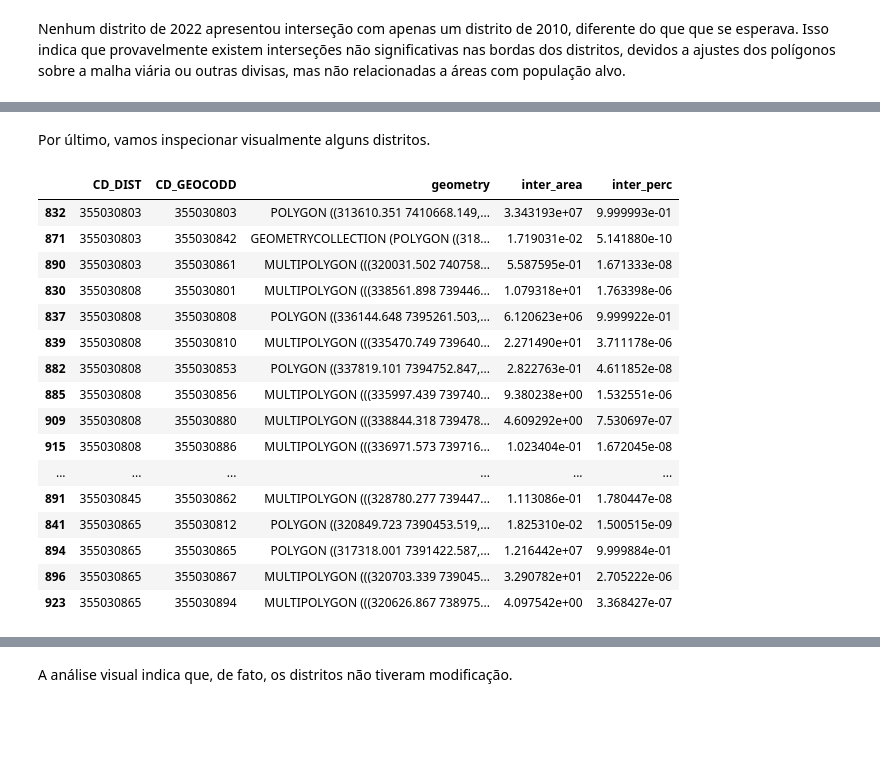
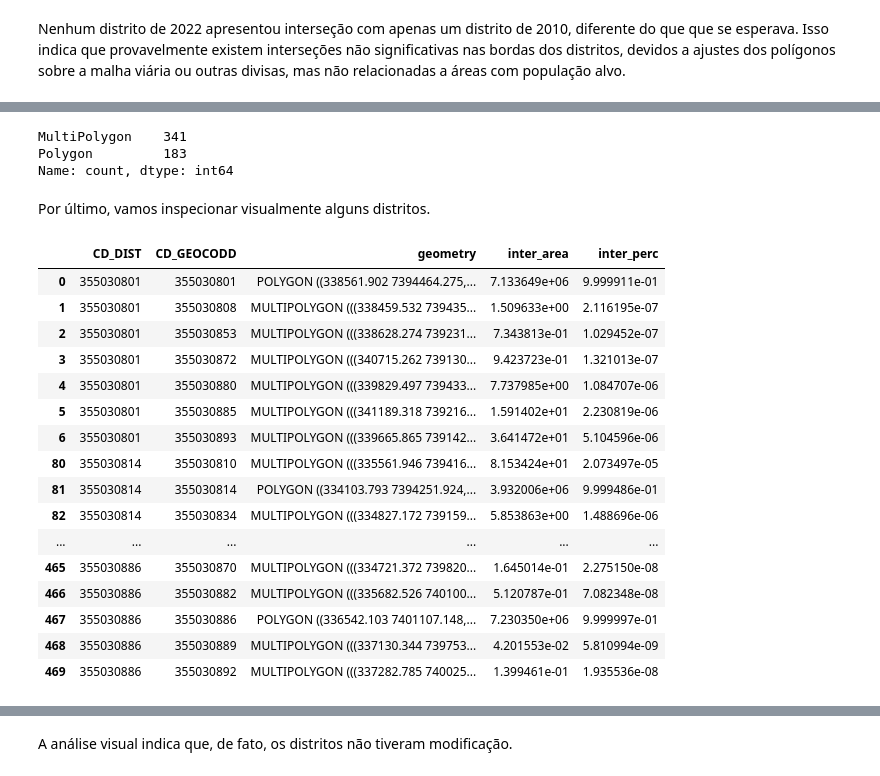
Before and after one commit to sepep-pmsp/compatibilizacao-setores-censitarios, a Jupyter notebook: 01 Compatibilização.ipynb, the cells around one changed output, grey strips where cells are left out. Saved outputs shown, nothing was run; the diff lists cells and outputs as text; code cells hidden in the pictures; blank space fills up the shorter version.

```diff
--- a/01 Compatibilização.ipynb
+++ b/01 Compatibilização.ipynb
@@ -414,7 +351,10 @@ prop(
 96 rows × 4 columns
 # %%
-prop_22 = distritos22.copy()
-prop_22 = prop_22.apply(lambda x: prop(x, distritos10[['CD_GEOCODD', 'geometry']], left_key_col='CD_DIST', right_key_col='CD_GEOCODD'), axis=1)
-prop_22 = pd.concat(prop_22.values)
-prop_22
+%%time
+simd_22_path = 'data/01_similarity_distritos.parquet'
+if exists(simd_22_path):
+    simd_22 = gpd.read_parquet(simd_22_path)
+else:
+    simd_22 = calc_similarity(distritos22, distritos10[['CD_GEOCODD', 'geometry']], left_key_col='CD_DIST', right_key_col='CD_GEOCODD')
+simd_22
 # %% [output]
@@ -476,0 +429,5 @@ Nenhum distrito de 2022 apresentou interseção com apenas um distrito de 2010,
+# %%
+simd_22 = simd_22.explode()
+simd_22 = simd_22[simd_22['geometry'].type=='Polygon']
+simd_22 = simd_22.dissolve(['CD_DIST', 'CD_GEOCODD']).reset_index()
+simd_22
@@ -477,27 +448,33 @@ Nenhum distrito de 2022 apresentou interseção com apenas um distrito de 2010,
+# %%
+simd_22['geometry'].type.value_counts()
+# %% [output]
+MultiPolygon    341
+Polygon         183
+Name: count, dtype: int64
 # %% [markdown]
 Por último, vamos inspecionar visualmente alguns distritos.
 # %%
 sample_id = distritos22['CD_DIST'].sample(5)
-sample = prop_22[prop_22['CD_DIST'].isin(sample_id)]
+sample = simd_22[simd_22['CD_DIST'].isin(sample_id)]
 sample
 # %% [output]
 |  | CD_DIST | CD_GEOCODD | geometry | inter_area | inter_perc |
-| 832 | 355030803 | 355030803 | POLYGON ((313610.351 7410668.149,... | 3.343193e+07 | 9.999993e-01 |
-| 871 | 355030803 | 355030842 | GEOMETRYCOLLECTION (POLYGON ((318... | 1.719031e-02 | 5.141880e-10 |
-| 890 | 355030803 | 355030861 | MULTIPOLYGON (((320031.502 740758... | 5.587595e-01 | 1.671333e-08 |
-| 830 | 355030808 | 355030801 | MULTIPOLYGON (((338561.898 739446... | 1.079318e+01 | 1.763398e-06 |
-| 837 | 355030808 | 355030808 | POLYGON ((336144.648 7395261.503,... | 6.120623e+06 | 9.999922e-01 |
-| 839 | 355030808 | 355030810 | MULTIPOLYGON (((335470.749 739640... | 2.271490e+01 | 3.711178e-06 |
-| 882 | 355030808 | 355030853 | POLYGON ((337819.101 7394752.847,... | 2.822763e-01 | 4.611852e-08 |
-| 885 | 355030808 | 355030856 | MULTIPOLYGON (((335997.439 739740... | 9.380238e+00 | 1.532551e-06 |
-| 909 | 355030808 | 355030880 | MULTIPOLYGON (((338844.318 739478... | 4.609292e+00 | 7.530697e-07 |
-| 915 | 355030808 | 355030886 | MULTIPOLYGON (((336971.573 739716... | 1.023404e-01 | 1.672045e-08 |
+| 0 | 355030801 | 355030801 | POLYGON ((338561.902 7394464.275,... | 7.133649e+06 | 9.999911e-01 |
+| 1 | 355030801 | 355030808 | MULTIPOLYGON (((338459.532 739435... | 1.509633e+00 | 2.116195e-07 |
+| 2 | 355030801 | 355030853 | MULTIPOLYGON (((338628.274 739231... | 7.343813e-01 | 1.029452e-07 |
+| 3 | 355030801 | 355030872 | MULTIPOLYGON (((340715.262 739130... | 9.423723e-01 | 1.321013e-07 |
+| 4 | 355030801 | 355030880 | MULTIPOLYGON (((339829.497 739433... | 7.737985e+00 | 1.084707e-06 |
+| 5 | 355030801 | 355030885 | MULTIPOLYGON (((341189.318 739216... | 1.591402e+01 | 2.230819e-06 |
+| 6 | 355030801 | 355030893 | MULTIPOLYGON (((339665.865 739142... | 3.641472e+01 | 5.104596e-06 |
+| 80 | 355030814 | 355030810 | MULTIPOLYGON (((335561.946 739416... | 8.153424e+01 | 2.073497e-05 |
+| 81 | 355030814 | 355030814 | POLYGON ((334103.793 7394251.924,... | 3.932006e+06 | 9.999486e-01 |
+| 82 | 355030814 | 355030834 | MULTIPOLYGON (((334827.172 739159... | 5.853863e+00 | 1.488696e-06 |
 | ... | ... | ... | ... | ... | ... |
-| 891 | 355030845 | 355030862 | MULTIPOLYGON (((328780.277 739447... | 1.113086e-01 | 1.780447e-08 |
-| 841 | 355030865 | 355030812 | POLYGON ((320849.723 7390453.519,... | 1.825310e-02 | 1.500515e-09 |
-| 894 | 355030865 | 355030865 | POLYGON ((317318.001 7391422.587,... | 1.216442e+07 | 9.999884e-01 |
-| 896 | 355030865 | 355030867 | MULTIPOLYGON (((320703.339 739045... | 3.290782e+01 | 2.705222e-06 |
-| 923 | 355030865 | 355030894 | MULTIPOLYGON (((320626.867 738975... | 4.097542e+00 | 3.368427e-07 |
+| 465 | 355030886 | 355030870 | MULTIPOLYGON (((334721.372 739820... | 1.645014e-01 | 2.275150e-08 |
+| 466 | 355030886 | 355030882 | MULTIPOLYGON (((335682.526 740100... | 5.120787e-01 | 7.082348e-08 |
+| 467 | 355030886 | 355030886 | POLYGON ((336542.103 7401107.148,... | 7.230350e+06 | 9.999997e-01 |
+| 468 | 355030886 | 355030889 | MULTIPOLYGON (((337130.344 739753... | 4.201553e-02 | 5.810994e-09 |
+| 469 | 355030886 | 355030892 | MULTIPOLYGON (((337282.785 740025... | 1.399461e-01 | 1.935536e-08 |
 # %%
 mapa_inter = distritos10[distritos10['CD_GEOCODD'].isin(sample['CD_GEOCODD'].unique())].explore(
     name='Distritos (2010)',  # name of the layer in the map
```
Also changed, not shown: parts of 48 cells of this notebook.
